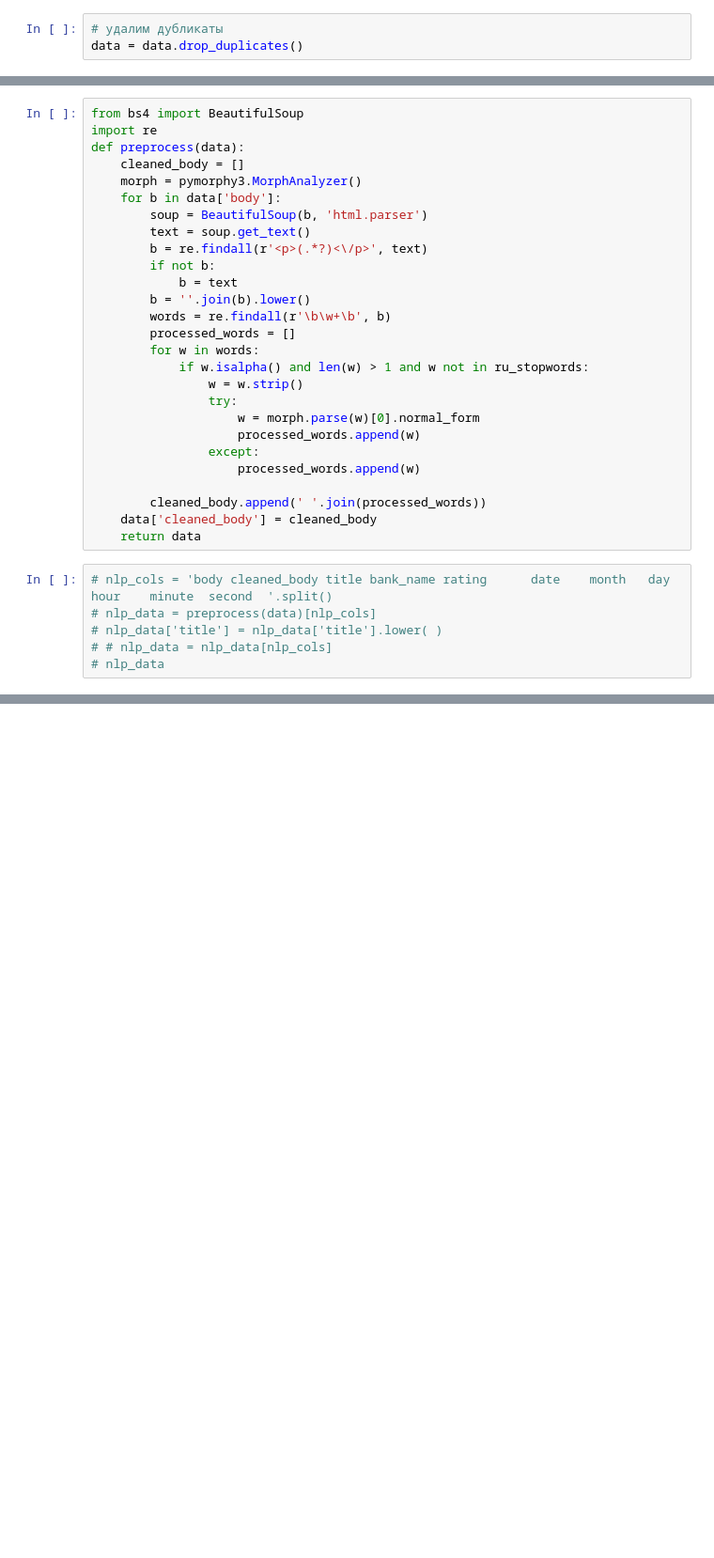
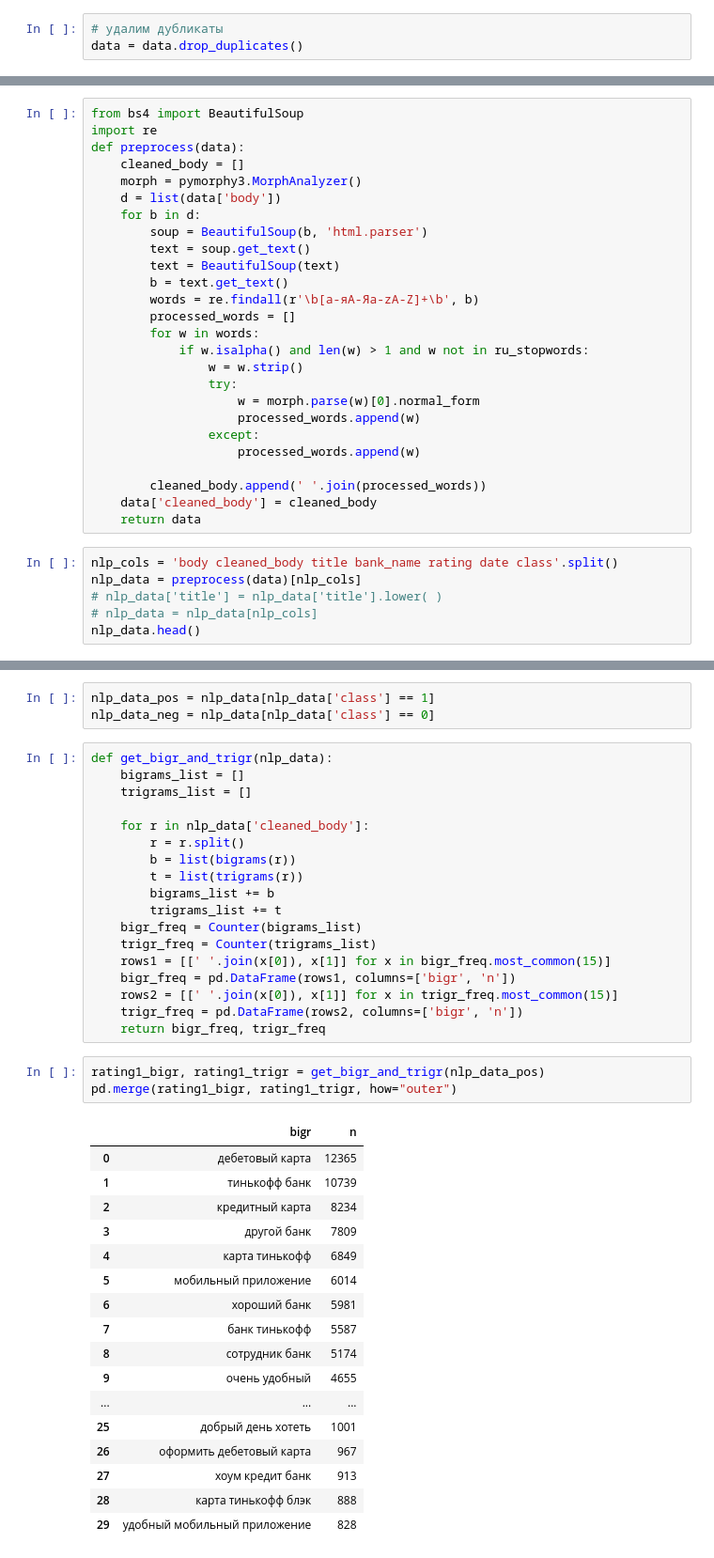
Before and after one commit to maykorablina/test-task-sber-ds-nlp, a Jupyter notebook: test_task.ipynb, the cells around one changed output, grey strips where cells are left out. Shown: that part at 94% size. Drawn from its saved outputs; the diff is of its cells as text; blank space fills up the shorter version.

```diff
--- a/test_task.ipynb
+++ b/test_task.ipynb
@@ -281,14 +270,13 @@ import re
 def preprocess(data):
     cleaned_body = []
     morph = pymorphy3.MorphAnalyzer()
-    for b in data['body']:
+    d = list(data['body'])
+    for b in d:
         soup = BeautifulSoup(b, 'html.parser')
         text = soup.get_text()
-        b = re.findall(r'<p>(.*?)<\/p>', text)
-        if not b:
-            b = text
-        b = ''.join(b).lower()
-        words = re.findall(r'\b\w+\b', b)
+        text = BeautifulSoup(text)
+        b = text.get_text()
+        words = re.findall(r'\b[а-яА-Яa-zA-Z]+\b', b)
         processed_words = []
         for w in words:
             if w.isalpha() and len(w) > 1 and w not in ru_stopwords:
@@ -303,8 +291,8 @@ def preprocess(data):
     data['cleaned_body'] = cleaned_body
     return data
 # %%
-# nlp_cols = 'body cleaned_body title bank_name rating		date	month	day	hour	minute	second	'.split()
-# nlp_data = preprocess(data)[nlp_cols]
+nlp_cols = 'body cleaned_body title bank_name rating date class'.split()
+nlp_data = preprocess(data)[nlp_cols]
 # nlp_data['title'] = nlp_data['title'].lower( )
-# # nlp_data = nlp_data[nlp_cols]
-# nlp_data
+# nlp_data = nlp_data[nlp_cols]
+nlp_data.head()
@@ -313,0 +346,42 @@ def preprocess(data):
+# %%
+nlp_data_pos = nlp_data[nlp_data['class'] == 1]
+nlp_data_neg = nlp_data[nlp_data['class'] == 0]
+# %%
+def get_bigr_and_trigr(nlp_data):
+    bigrams_list = []
+    trigrams_list = []
+
+    for r in nlp_data['cleaned_body']:
+        r = r.split()
+        b = list(bigrams(r))
+        t = list(trigrams(r))
+        bigrams_list += b
+        trigrams_list += t
+    bigr_freq = Counter(bigrams_list)
+    trigr_freq = Counter(trigrams_list)
+    rows1 = [[' '.join(x[0]), x[1]] for x in bigr_freq.most_common(15)]
+    bigr_freq = pd.DataFrame(rows1, columns=['bigr', 'n'])
+    rows2 = [[' '.join(x[0]), x[1]] for x in trigr_freq.most_common(15)]
+    trigr_freq = pd.DataFrame(rows2, columns=['bigr', 'n'])
+    return bigr_freq, trigr_freq
+# %%
+rating1_bigr, rating1_trigr = get_bigr_and_trigr(nlp_data_pos)
+pd.merge(rating1_bigr, rating1_trigr, how="outer")
+# %% [output]
+|  | bigr | n |
+| 0 | дебетовый карта | 12365 |
+| 1 | тинькофф банк | 10739 |
+| 2 | кредитный карта | 8234 |
+| 3 | другой банк | 7809 |
+| 4 | карта тинькофф | 6849 |
+| 5 | мобильный приложение | 6014 |
+| 6 | хороший банк | 5981 |
+| 7 | банк тинькофф | 5587 |
+| 8 | сотрудник банк | 5174 |
+| 9 | очень удобный | 4655 |
+| ... | ... | ... |
+| 25 | добрый день хотеть | 1001 |
+| 26 | оформить дебетовый карта | 967 |
+| 27 | хоум кредит банк | 913 |
+| 28 | карта тинькофф блэк | 888 |
+| 29 | удобный мобильный приложение | 828 |
```
Also changed, not shown: parts of 40 cells of this notebook.
